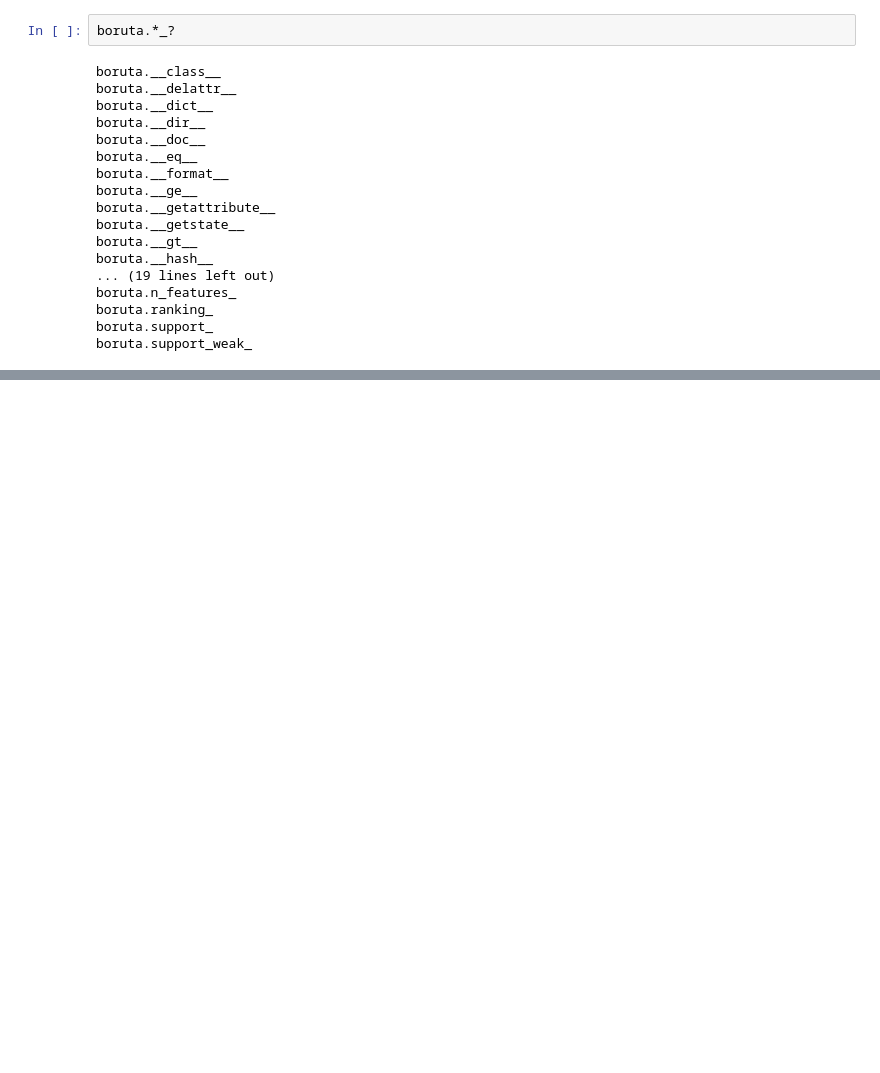
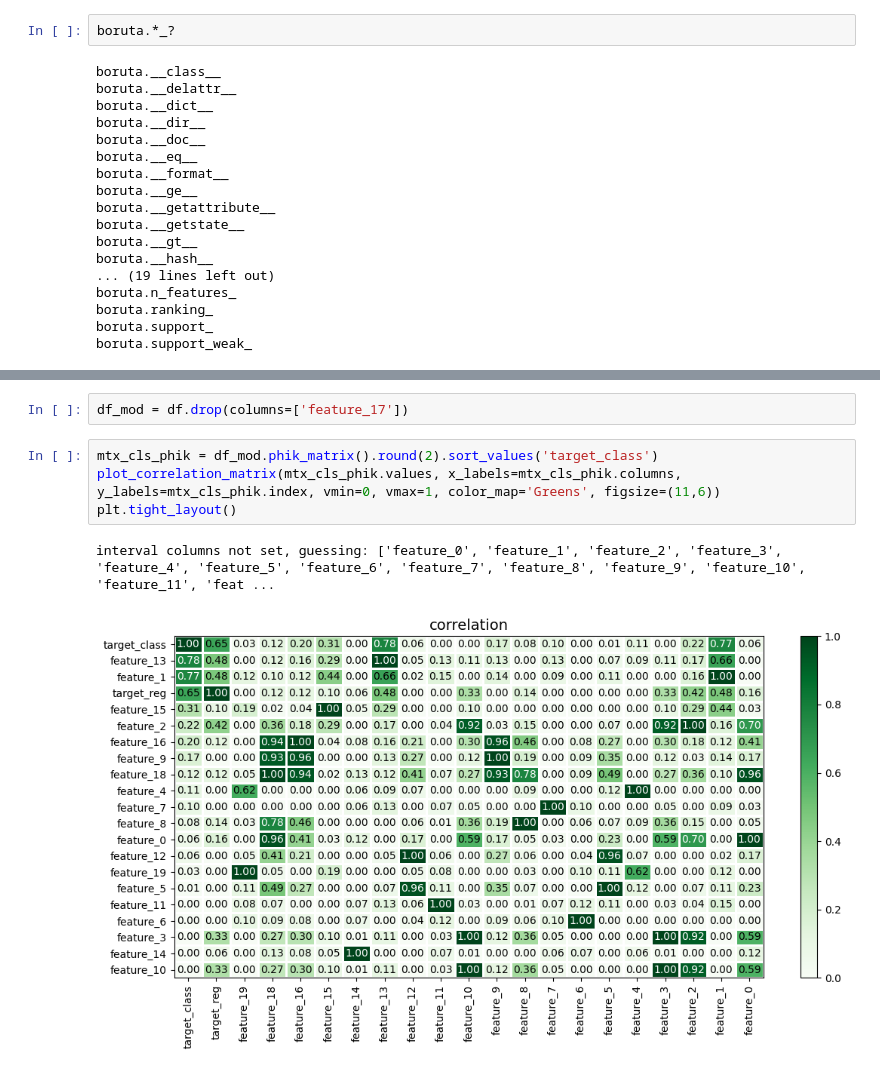
Before and after one commit to meshvedov/competition-ds, a Jupyter notebook: 3_3_Feature_Selection_HW.ipynb, the cells around one changed output, grey strips where cells are left out. Drawn from its saved outputs; the diff is of its cells as text; blank space fills up the shorter version.

```diff
--- a/3_3_Feature_Selection_HW.ipynb
+++ b/3_3_Feature_Selection_HW.ipynb
@@ -171,0 +178,9 @@ boruta.support_weak_
+# %%
+df_mod = df.drop(columns=['feature_17'])
+# %%
+mtx_cls_phik = df_mod.phik_matrix().round(2).sort_values('target_class')
+plot_correlation_matrix(mtx_cls_phik.values, x_labels=mtx_cls_phik.columns, y_labels=mtx_cls_phik.index, vmin=0, vmax=1, color_map='Greens', figsize=(11,6))
+plt.tight_layout()
+# %% [output]
+interval columns not set, guessing: ['feature_0', 'feature_1', 'feature_2', 'feature_3', 'feature_4', 'feature_5', 'feature_6', 'feature_7', 'feature_8', 'feature_9', 'feature_10', 'feature_11', 'feat ...
+[figure, added]
```
Also changed, not shown: parts of 24 cells of this notebook.
